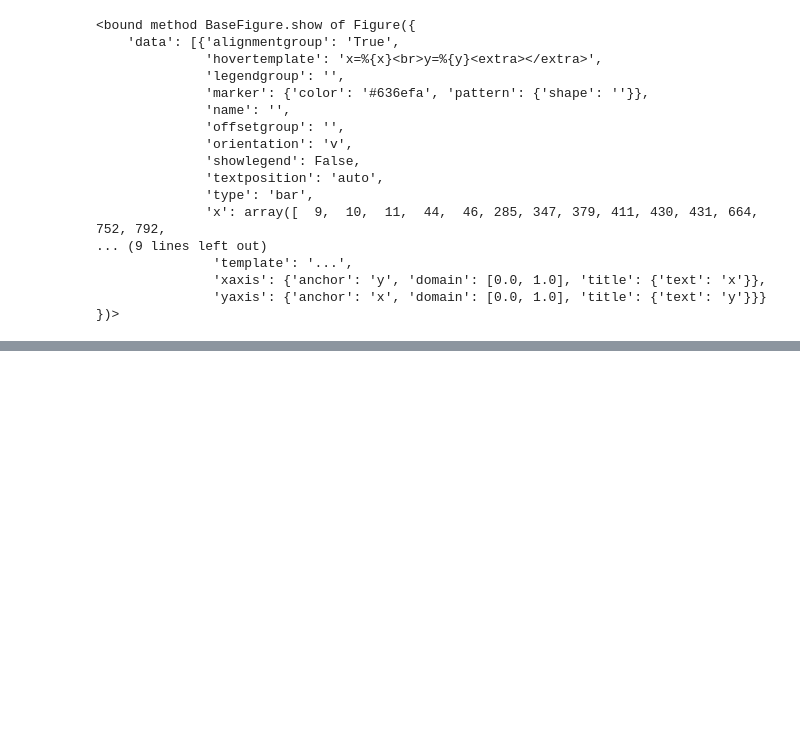
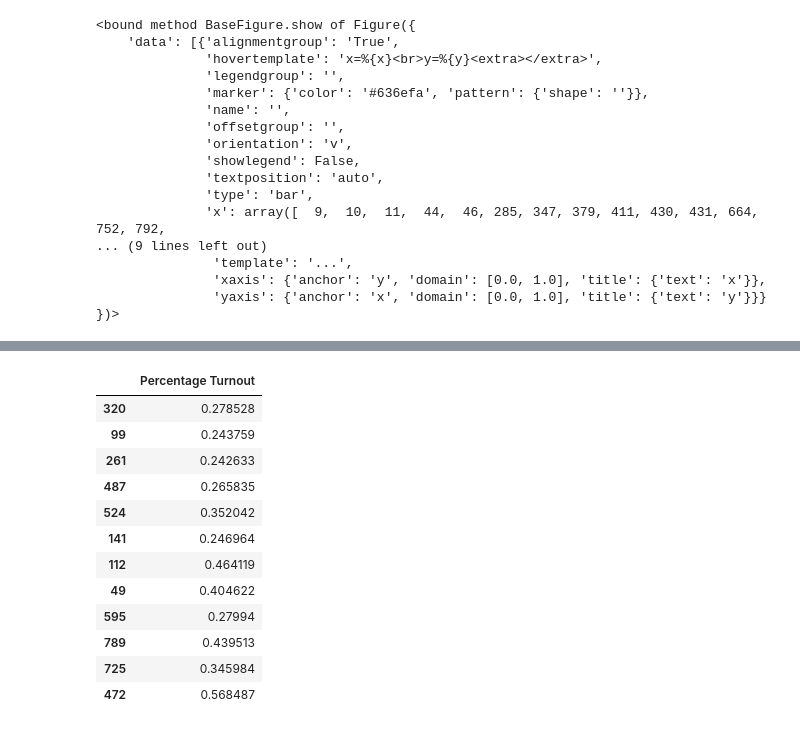
Before and after one commit to ywiamnog/Datathon-2023, a Jupyter notebook: turnout.ipynb, the cells around one changed output, grey strips where cells are left out. Saved outputs shown, nothing was run; the diff lists cells and outputs as text; code cells hidden in the pictures; blank space fills up the shorter version.

```diff
--- a/turnout.ipynb
+++ b/turnout.ipynb
@@ -95,0 +136,17 @@ fig.show
+# %%
+# Dictionary mapping each targeted precinct to similar precincts
+target_to_controlset_dict = {9 : {472},
+                          10 : {789},
+                          11 : {99},
+                          44 : {112},
+                          46 : {524},
+                          285 : {725},
+                          347 : {141},
+                          379 : {725},
+                          411 : {595},
+                          430 : {487},
+                          431 : {261},
+                          664 : {320},
+                          752 : {49},
+                          792 : {320},
+                          793 : {141}}
@@ -95,0 +176,26 @@ fig.show
+# %%
+# Untargeted, similar precincts turnout. These precincts are used as "control" groups for targeted precincts
+# get set of unique precincts used as control precincts
+control_set = set()
+for targeted_precinct in target_to_controlset_dict:
+    for control_precint in target_to_controlset_dict[targeted_precinct]:
+        control_set.add(control_precint)
+
+control_turnout = pd.DataFrame(columns=['Percentage Turnout'], index=control_set)
+for precinct in control_turnout.index:
+    control_turnout.loc[precinct, 'Percentage Turnout'] = turnout.loc[precinct, 'Total Turnout'] / turnout.loc[precinct, 'Total Registered']
+control_turnout
+# %% [output]
+|  | Percentage Turnout |
+| 320 | 0.278528 |
+| 99 | 0.243759 |
+| 261 | 0.242633 |
+| 487 | 0.265835 |
+| 524 | 0.352042 |
+| 141 | 0.246964 |
+| 112 | 0.464119 |
+| 49 | 0.404622 |
+| 595 | 0.27994 |
+| 789 | 0.439513 |
+| 725 | 0.345984 |
+| 472 | 0.568487 |
```
Also changed, not shown: parts of 7 cells of this notebook.
